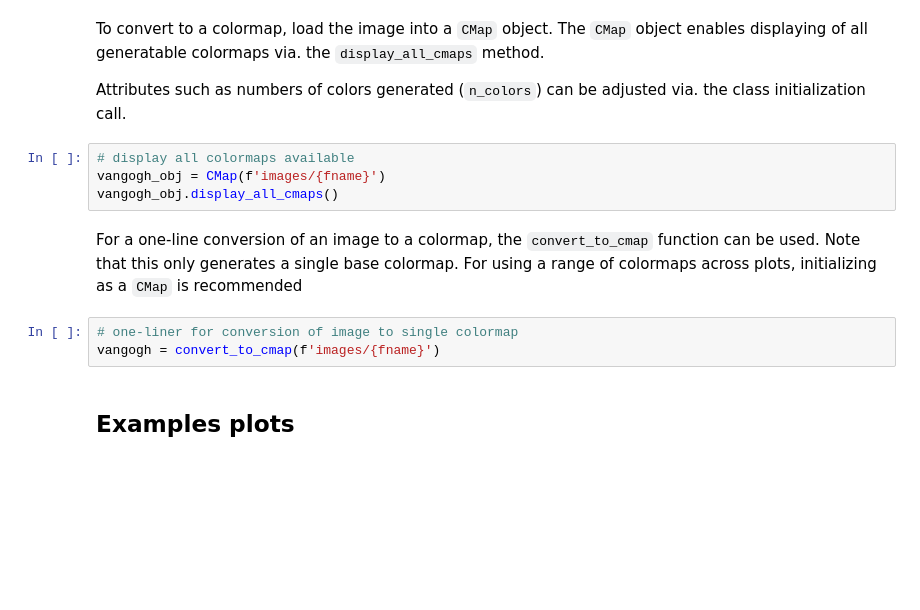
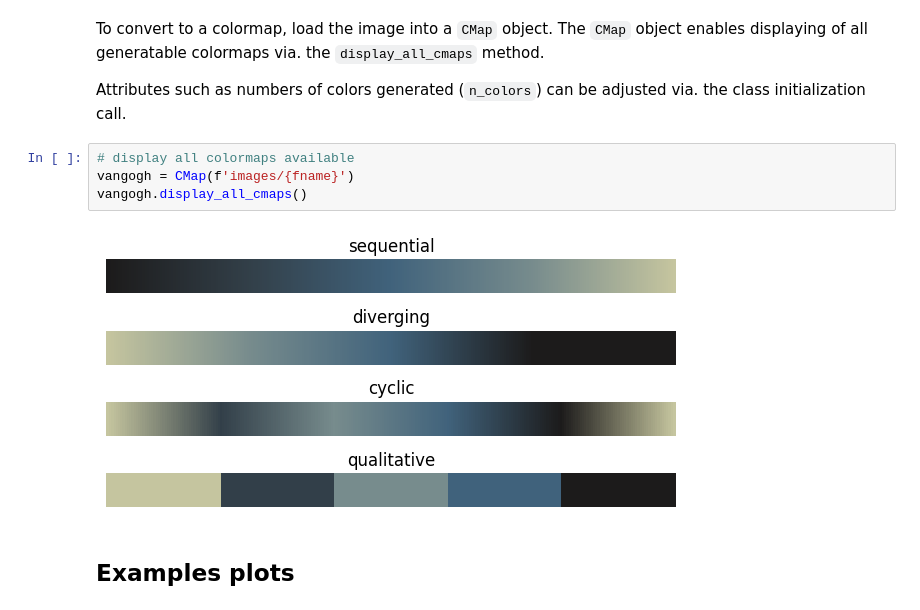
Before and after one commit to sansona/palettecleanse, a Jupyter notebook: usage.ipynb, the cells around one changed output. Saved outputs shown, nothing was run; the diff lists cells and outputs as text; blank space fills up the shorter version.

```diff
--- a/usage.ipynb
+++ b/usage.ipynb
@@ -27,13 +28,10 @@ To convert to a colormap, load the image into a `CMap` object. The `CMap` object
 Attributes such as numbers of colors generated (`n_colors`) can be adjusted via. the class initialization call.
 # %%
 # display all colormaps available
-vangogh_obj = CMap(f'images/{fname}')
-vangogh_obj.display_all_cmaps()
+vangogh = CMap(f'images/{fname}')
+vangogh.display_all_cmaps()
+# %% [output]
+[figure, added]
-# %% [markdown]
-For a one-line conversion of an image to a colormap, the `convert_to_cmap` function can be used. Note that this only generates a single base colormap. For using a range of colormaps across plots, initializing as a `CMap` is recommended
-# %%
-# one-liner for conversion of image to single colormap
-vangogh = convert_to_cmap(f'images/{fname}')
 # %% [markdown]
 ## Examples plots
 # %% [markdown]
```
Also changed, not shown: parts of 21 cells of this notebook, 9 other files.
